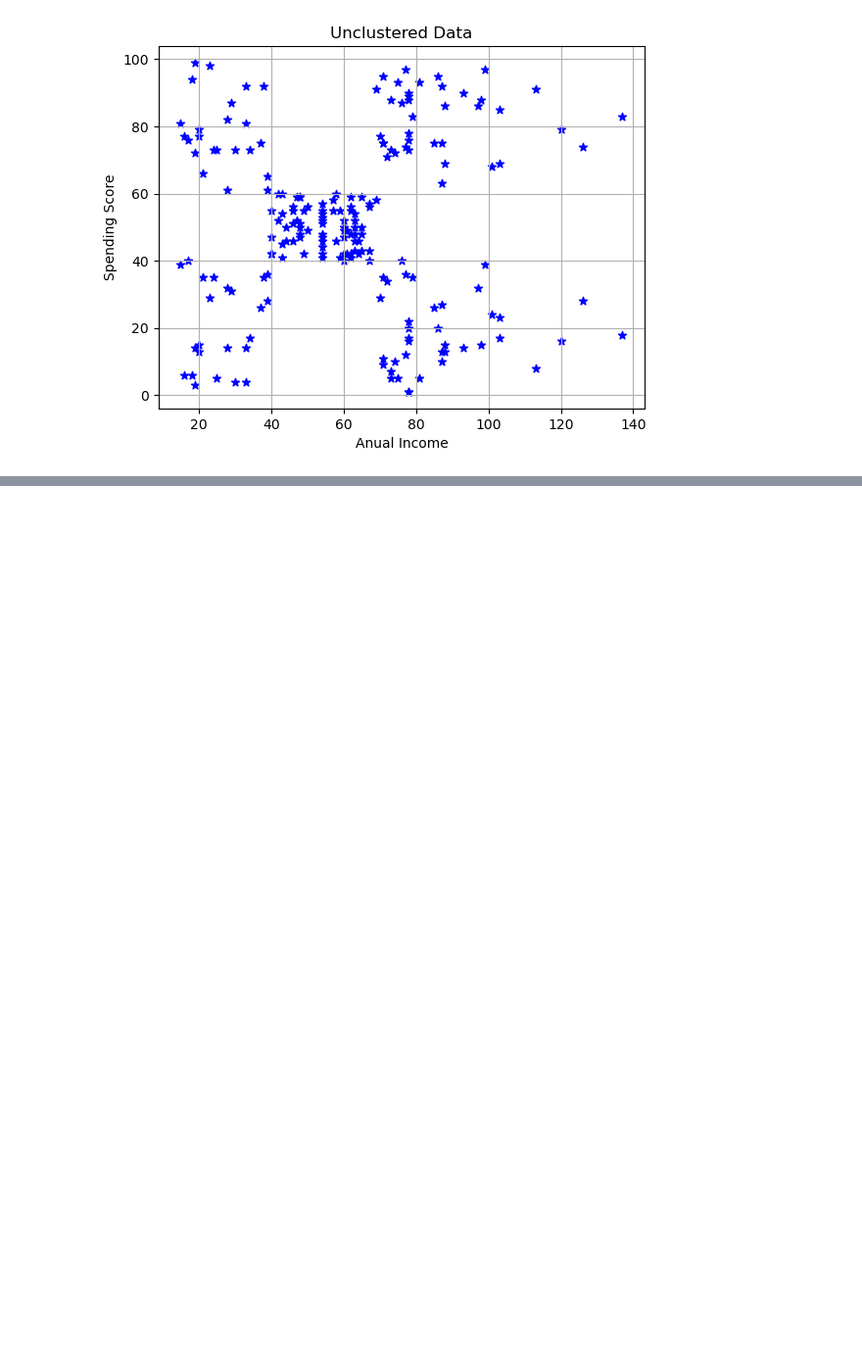
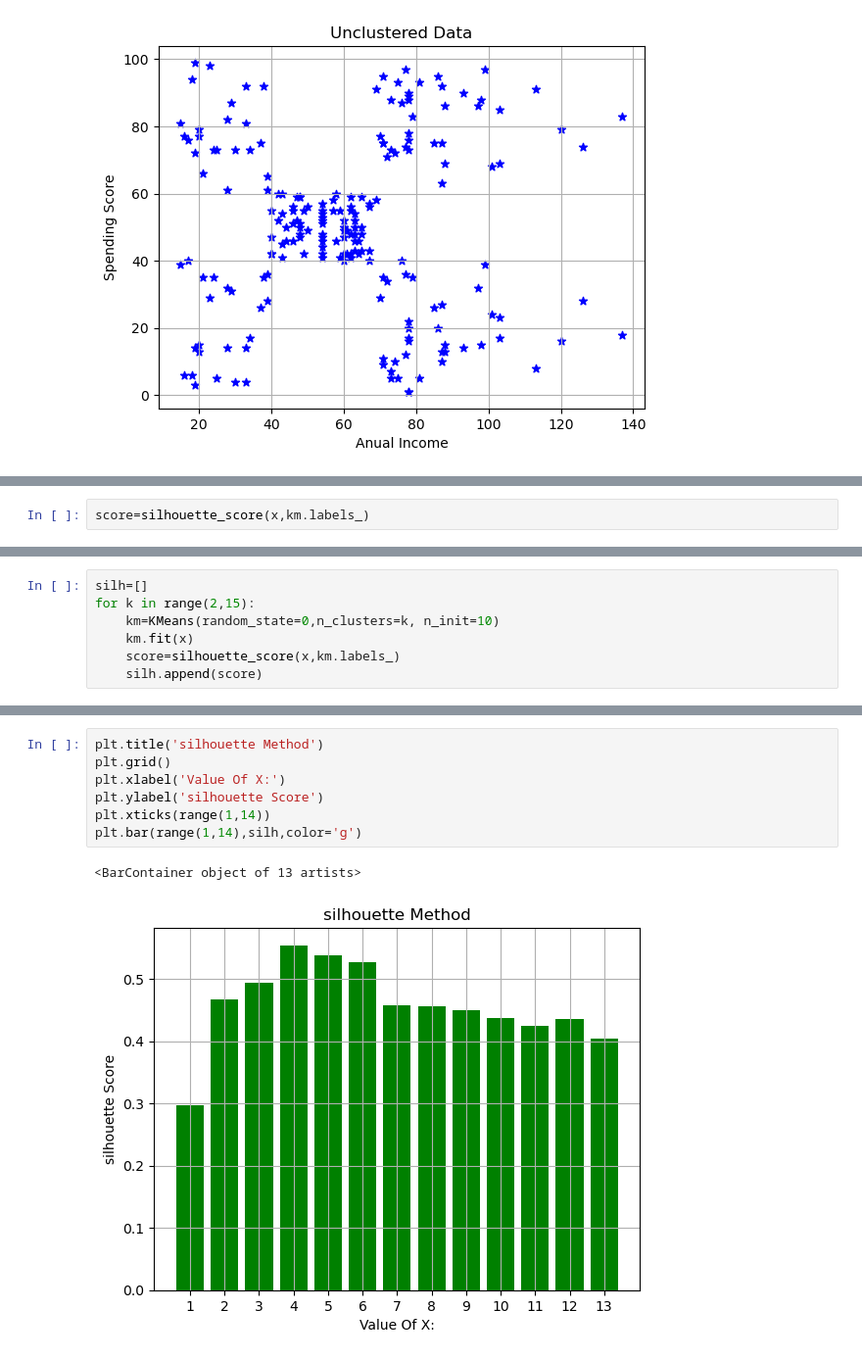
Before and after one commit to skmlai/MLAI, a Jupyter notebook: 47 k-Means Clustering.ipynb, the cells around one changed output, grey strips where cells are left out. Shown at 98% size. Saved outputs shown, nothing was run; the diff lists cells and outputs as text; blank space fills up the shorter version.

```diff
--- a/47 k-Means Clustering.ipynb
+++ b/47 k-Means Clustering.ipynb
@@ -55,0 +129,2 @@ plt.scatter(x.iloc[:,0],x.iloc[:,1],color='b', marker='*')
+# %%
+score=silhouette_score(x,km.labels_)
@@ -55,0 +133,7 @@ plt.scatter(x.iloc[:,0],x.iloc[:,1],color='b', marker='*')
+# %%
+silh=[]
+for k in range(2,15):
+    km=KMeans(random_state=0,n_clusters=k, n_init=10)
+    km.fit(x)
+    score=silhouette_score(x,km.labels_)
+    silh.append(score)
@@ -55,0 +156,10 @@ plt.scatter(x.iloc[:,0],x.iloc[:,1],color='b', marker='*')
+# %%
+plt.title('silhouette Method')
+plt.grid()
+plt.xlabel('Value Of X:')
+plt.ylabel('silhouette Score')
+plt.xticks(range(1,14))
+plt.bar(range(1,14),silh,color='g')
+# %% [output]
+<BarContainer object of 13 artists>
+[figure, added]
```
Also changed, not shown: parts of 40 cells of this notebook, 6 other files.
